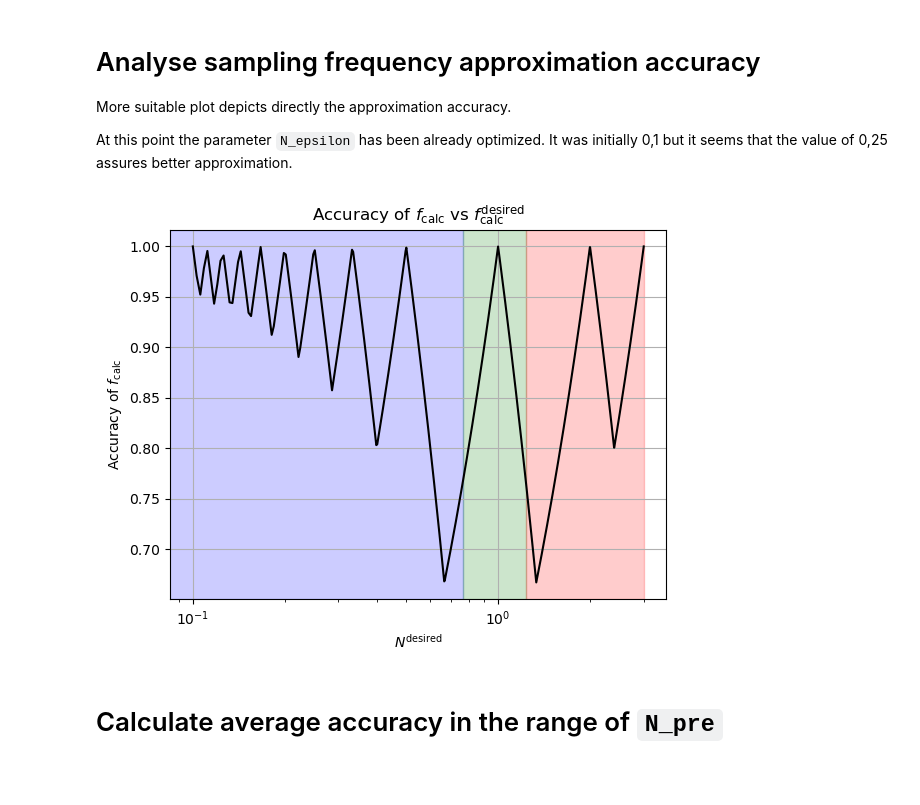
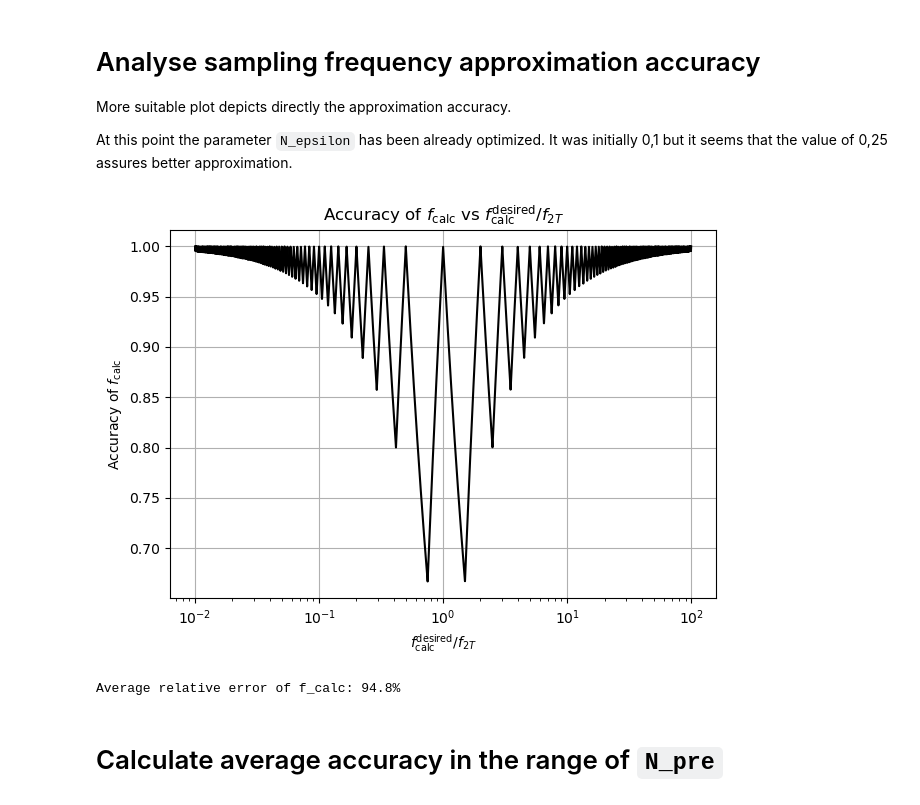
Before and after one commit to matib12/oreonspy, a Jupyter notebook: nb/Simulator development/Simulator cases tests.ipynb, the cells around one changed output. Drawn from its saved outputs; the diff is of its cells as text; code cells hidden in the pictures; blank space fills up the shorter version.

````diff
--- a/nb/Simulator development/Simulator cases tests.ipynb
+++ b/nb/Simulator development/Simulator cases tests.ipynb
@@ -280,32 +300,69 @@ More suitable plot depicts directly the approximation accuracy.
 
 At this point the parameter ```N_epsilon``` has been already optimized. It was initially 0,1 but it seems that the value of 0,25 assures better approximation.
 # %%
-plt.plot(N_pre_values, 1-f_calc_accuracy, label='f_calc_accuracy', color='black')
+# Generate eta_2T values
+eta_2T_values = np.logspace(-2, 2, 10000)
+#eta_2T_values = np.linspace(0.1, 3, 1000)
+
+# Compute number_of_subhistories for each eta_2T
+n_of_subhistories = [number_of_subhistories(eta_2T) for eta_2T in eta_2T_values]
+
+# Compute f_calc and Theta for each N_pre
+desired_f_calc_values = []
+actual_f_calc_values = []
+Theta_values = []
+partial_theta_values = []
+N_values = []
+for eta_2T in eta_2T_values:
+    desired_f_calc = 1./(eta_2T * _2T)
+    actual_f_calc, Theta, N, partial_Theta = real_f_calc(eta_2T, _2T=_2T, N_eff=my_N_eff)
+    desired_f_calc_values.append(desired_f_calc)
+    partial_theta_values.append(partial_Theta)
+    actual_f_calc_values.append(actual_f_calc)
+    Theta_values.append(Theta)
+    N_values.append(N)
+
+# Sanity check
+assert all(isinstance(N, int) for N in N_values), "Not all elements in N_values are integers."
+
+# Convert to numpy arrays for easier manipulation
+desired_f_calc_values = np.array(desired_f_calc_values)
+actual_f_calc_values = np.array(actual_f_calc_values)
+Theta_values = np.array(Theta_values)
+
+# Calculate the relative f_calc error
+f_calc_accuracy = np.abs(actual_f_calc_values - desired_f_calc_values) / desired_f_calc_values
+
+plt.plot(1./eta_2T_values, 1-f_calc_accuracy, label='f_calc_accuracy', color='black')
 #plt.plot(N_pre_values, case_values, label='case', color='orange')
 
 # Add vertical color regions
-plt.axvspan(0, 1.0 - N_epsilon, color='blue', alpha=0.2, label='Case 1: $N^\mathrm{desired}$ < 1.0 - $\epsilon_N$')
-plt.axvspan(1.0 - N_epsilon, 1.0 + N_epsilon, color='green', alpha=0.2, label='Case 2: $N^\mathrm{desired}$ < 1.0 + $\epsilon_N$')
-plt.axvspan(1.0 + N_epsilon, max(N_pre_values), color='red', alpha=0.2, label='Case 3{0}'.format("a: $N^\mathrm{desired}$ > N_max" if case == 2 else "b: other"))
+#plt.axvspan(0, 1.0 - N_epsilon, color='blue', alpha=0.2, label='Case 1: $N^\mathrm{desired}$ < 1.0 - $\epsilon_N$')
+#plt.axvspan(1.0 - N_epsilon, 1.0 + N_epsilon, color='green', alpha=0.2, label='Case 2: $N^\mathrm{desired}$ < 1.0 + $\epsilon_N$')
+#plt.axvspan(1.0 + N_epsilon, max(N_pre_values), color='red', alpha=0.2, label='Case 3{0}'.format("a: $N^\mathrm{desired}$ > N_max" if case == 2 else "b: other"))
 
 plt.xscale('log')
 #plt.ylim(0.999, 1.001)
 
 
 # Add labels and title
-plt.xlabel('$N^\mathrm{desired}$')
+plt.xlabel('$f^\mathrm{desired}_\mathrm{calc}/f_{2T}$')
 plt.ylabel('Accuracy of $f_\mathrm{calc}$')
-plt.title('Accuracy of $f_\mathrm{calc}$ vs $f^\mathrm{desired}_\mathrm{calc}$')
+plt.title('Accuracy of $f_\mathrm{calc}$ vs $f^\mathrm{desired}_\mathrm{calc}/f_{2T}$')
 
 
 # Add legend and grid
 #plt.legend()
 plt.grid(True)
+plt.tight_layout()
 
 # Show the plot
 plt.show()
+
+print("Average relative error of f_calc: {0:.1f}%".format(np.mean(1-f_calc_accuracy)*100))
 # %% [output]
-[figure, old version]
+[figure, new version]
+Average relative error of f_calc: 94.8%
 # %% [markdown]
 # Calculate average accuracy in the range of ```N_pre```
 # %%
````
Also changed, not shown: parts of 8 cells of this notebook.
